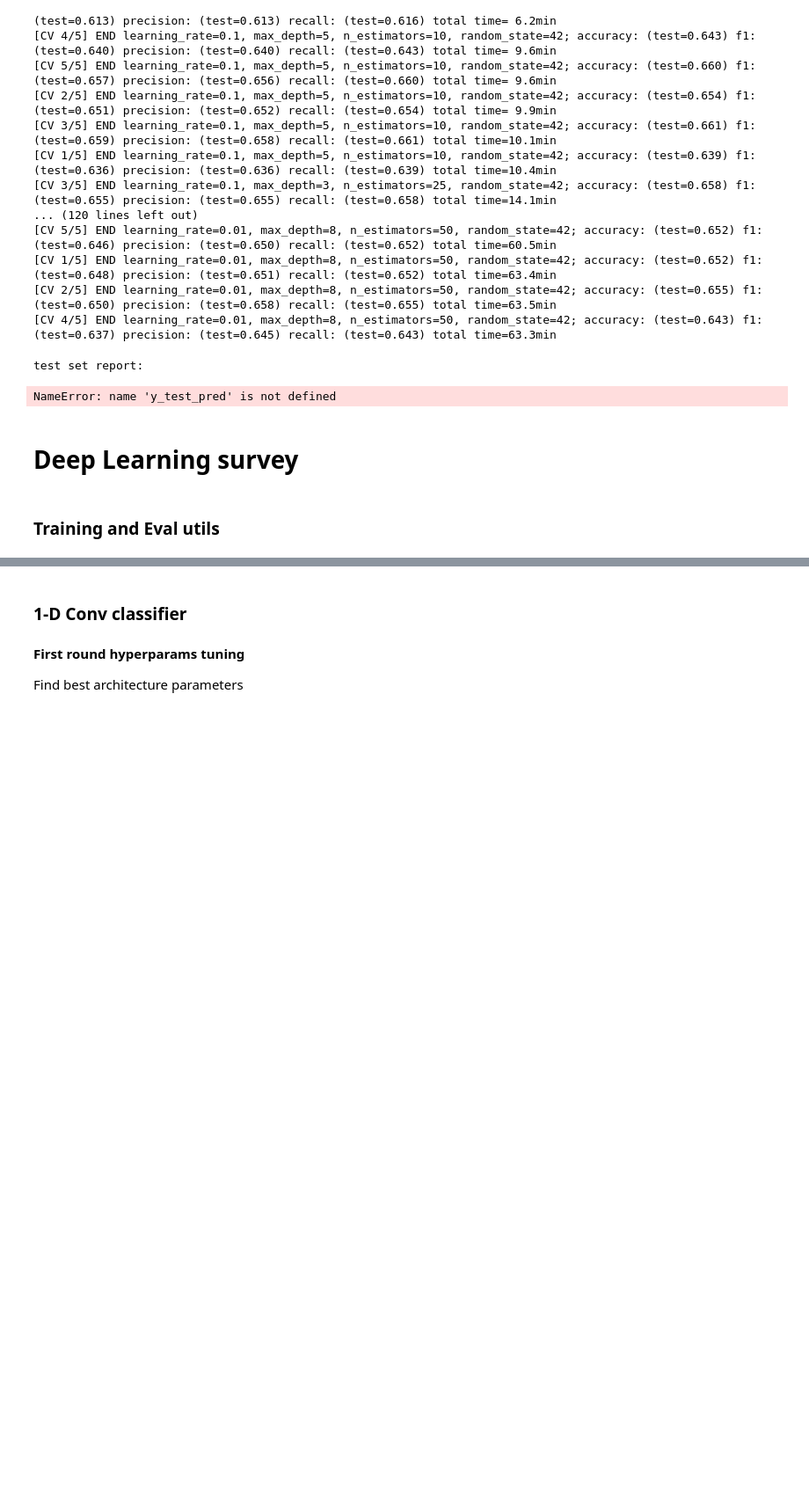
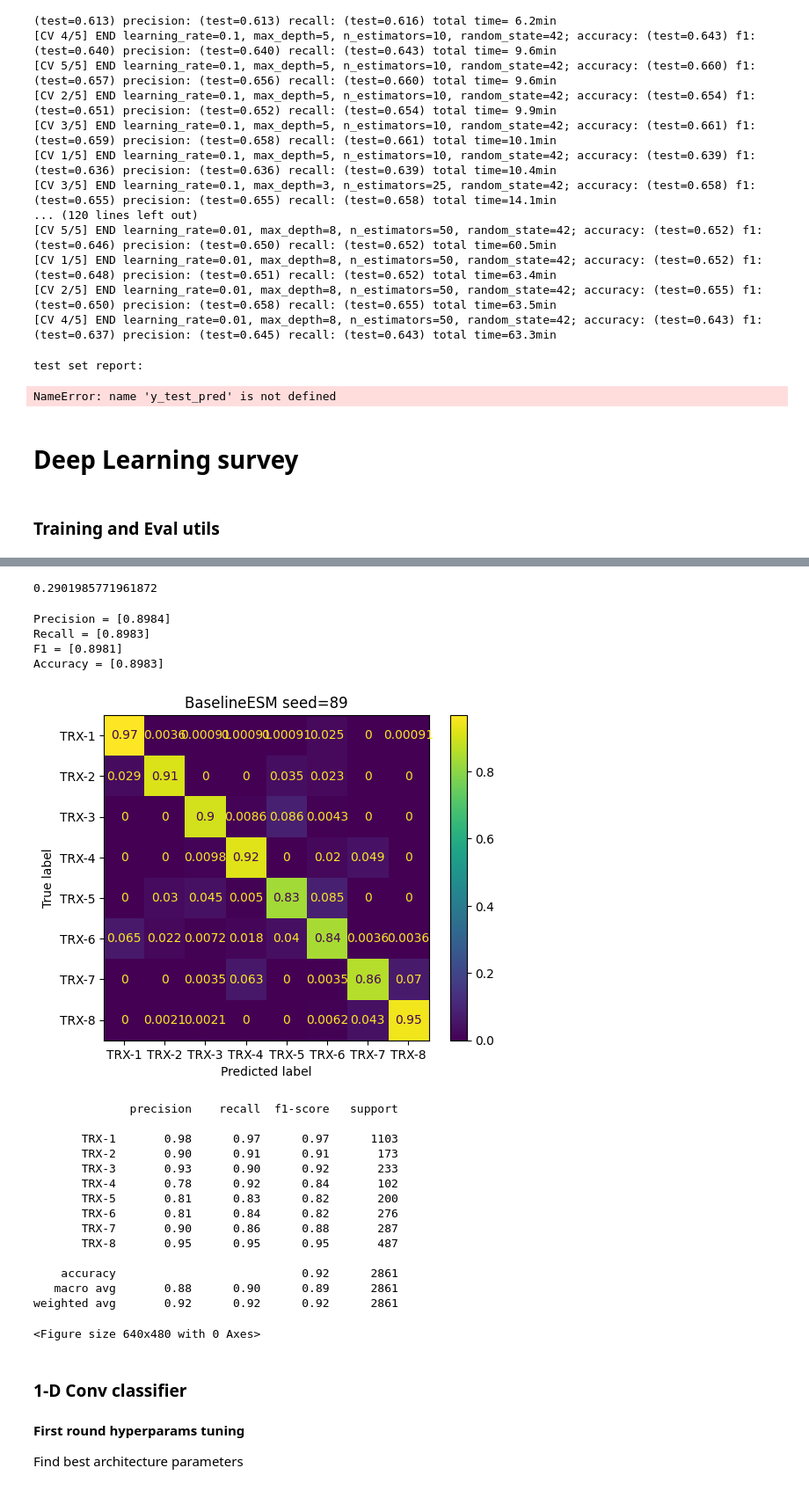
Before and after one commit to Mancio98/SPIN, a Jupyter notebook: notebooks/testing_TRX.ipynb, the cells around one changed output, grey strips where cells are left out. Shown at 88% size. Saved outputs shown, nothing was run; the diff lists cells and outputs as text; code cells hidden in the pictures; blank space fills up the shorter version.

```diff
--- a/notebooks/testing_TRX.ipynb
+++ b/notebooks/testing_TRX.ipynb
@@ -982,3 +1326,52 @@ def plot_cm(y_true, y_pred, title, labels=None):
+# %%
+fix_random(best_seed)
+
+model = BaselineESM(best_overall_params)
+model = load_ckpt(model, best_model_path)
+
+conv_test_metrics = EvalMetrics(len(classes), class2weights)
+model.to(device)
+evaluate(
+    model, model_criterion, conv_test_metrics, test_loader, verbose=1
+    )
+# %% [output]
+0.2901985771961872
+# %%
+precision = precision_score(conv_test_metrics.y_true, conv_test_metrics.y_pred, average='macro', sample_weight=compute_sample_weight(class2weights, conv_test_metrics.y_true))
+
+recall = recall_score(conv_test_metrics.y_true, conv_test_metrics.y_pred, average='macro', sample_weight=compute_sample_weight(class2weights, conv_test_metrics.y_true))
+
+print(
+    f'Precision = [{precision :.4f}]\n'
+    f'Recall = [{recall :.4f}] \n'
+    f'F1 = [{report_metrics['test'][best_seed]["f1_score"] :.4f}] \n'
+    f'Accuracy = [{report_metrics['test'][best_seed]["accuracy"] :.4f}]'
+    )
+# %% [output]
+Precision = [0.8984]
+Recall = [0.8983]
+F1 = [0.8981]
+Accuracy = [0.8983]
+# %%
+plot_cm(conv_test_metrics.y_true, conv_test_metrics.y_pred, f"{model.__class__.__name__} seed={best_seed}", classes)
+print(classification_report(conv_test_metrics.y_true, conv_test_metrics.y_pred, target_names=classes, zero_division=1.0))
+# %% [output]
+[figure, added]
+              precision    recall  f1-score   support
+
+       TRX-1       0.98      0.97      0.97      1103
+       TRX-2       0.90      0.91      0.91       173
+       TRX-3       0.93      0.90      0.92       233
+       TRX-4       0.78      0.92      0.84       102
+       TRX-5       0.81      0.83      0.82       200
+       TRX-6       0.81      0.84      0.82       276
+       TRX-7       0.90      0.86      0.88       287
+       TRX-8       0.95      0.95      0.95       487
+
+    accuracy                           0.92      2861
+   macro avg       0.88      0.90      0.89      2861
+weighted avg       0.92      0.92      0.92      2861
+<Figure size 640x480 with 0 Axes>
 # %% [markdown]
 ### 1-D Conv classifier
 # %%
```
Also changed, not shown: parts of 115 cells of this notebook, 19 other files.
